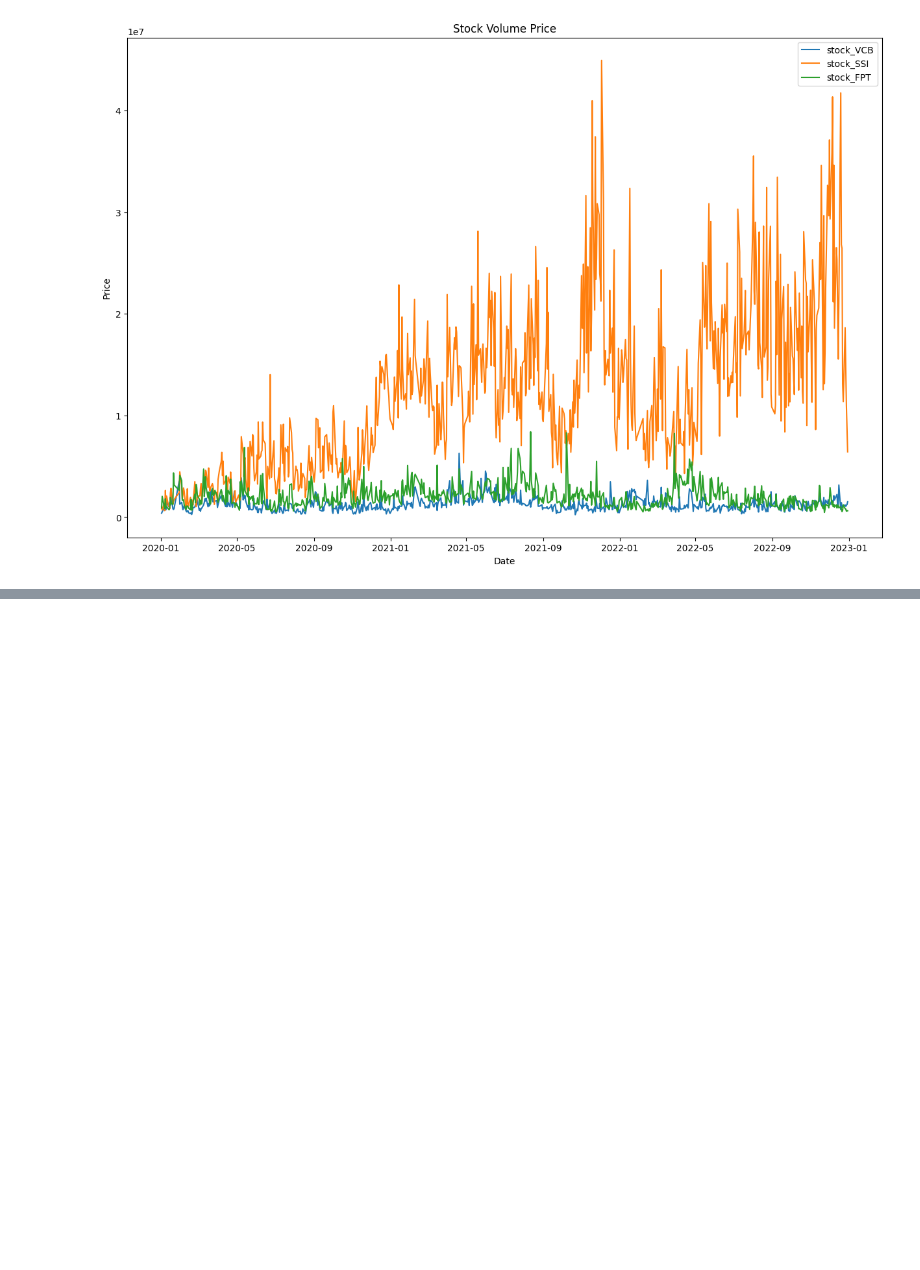
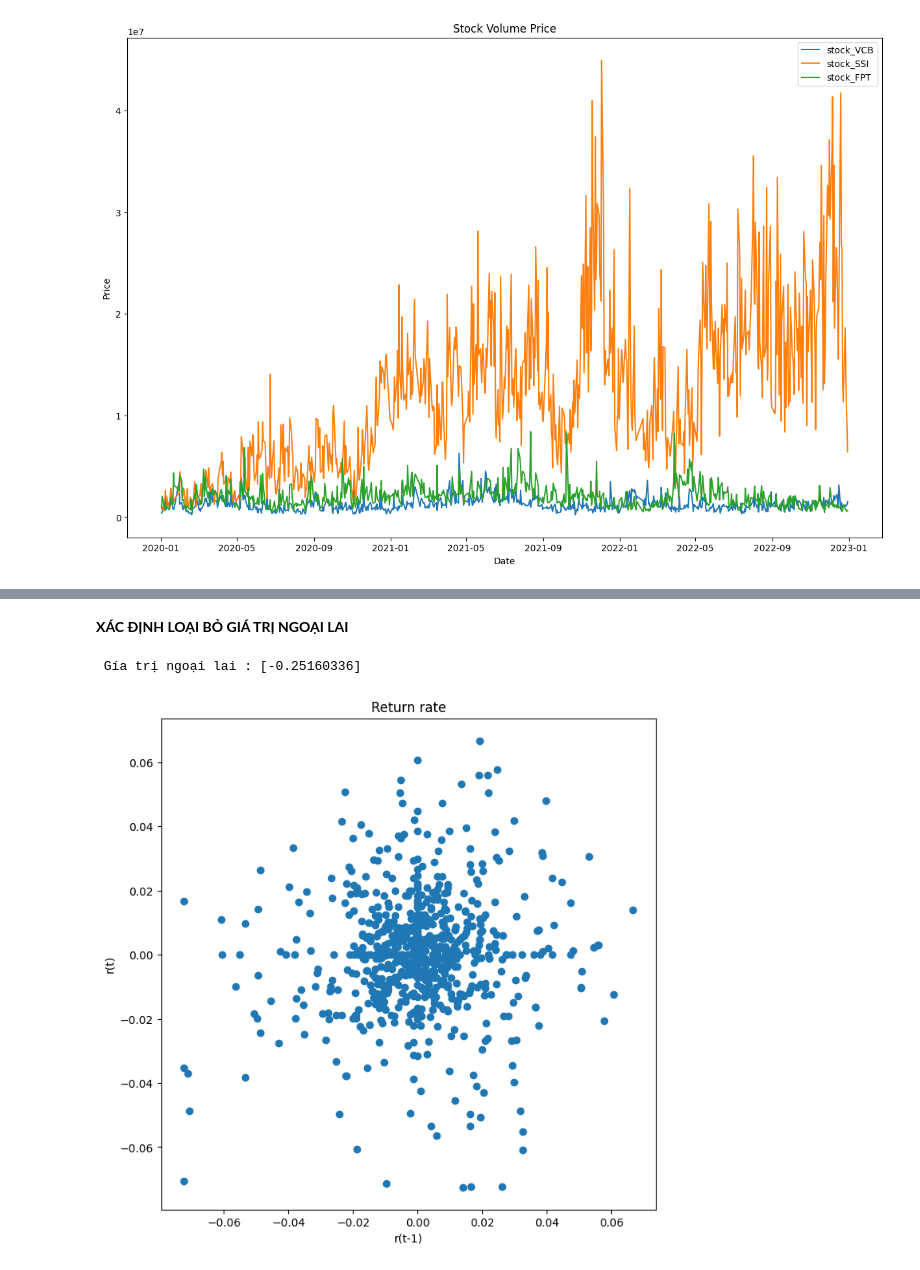
Before and after one commit to Toricat/Predicting_Vietnamese_Stock, a Jupyter notebook: model.ipynb, the cells around one changed output, grey strips where cells are left out. Saved outputs shown, nothing was run; the diff lists cells and outputs as text; code cells hidden in the pictures; blank space fills up the shorter version.

```diff
--- a/model.ipynb
+++ b/model.ipynb
@@ -288,0 +585,26 @@ AttributeError: 'numpy.ndarray' object has no attribute 'plot'
+# %% [markdown]
+**XÁC ĐỊNH LOẠI BỎ GIÁ TRỊ NGOẠI LAI**
+# %%
+import pandas as pd
+from scipy import stats
+z_scores = stats.zscore(r_t)
+
+# Thiết lập ngưỡng Z-score
+threshold = 4
+
+# Tìm giá trị ngoại lai
+outliers = r_t[abs(z_scores) > threshold]
+print(f" Gía trị ngoại lai : {outliers}")
+
+data_cleaned = r_t[abs(z_scores) <= threshold]
+plt.figure(figsize=(8, 8))
+x=data_cleaned[1:]
+y=data_cleaned[:-1]
+plt.scatter(x=x,y=y)
+plt.title('Return rate')
+plt.xlabel('r(t-1)')
+plt.ylabel('r(t)')
+plt.show()
+# %% [output]
+ Gía trị ngoại lai : [-0.25160336]
+[figure, added]
```
Also changed, not shown: parts of 45 cells of this notebook, 1 other file.
